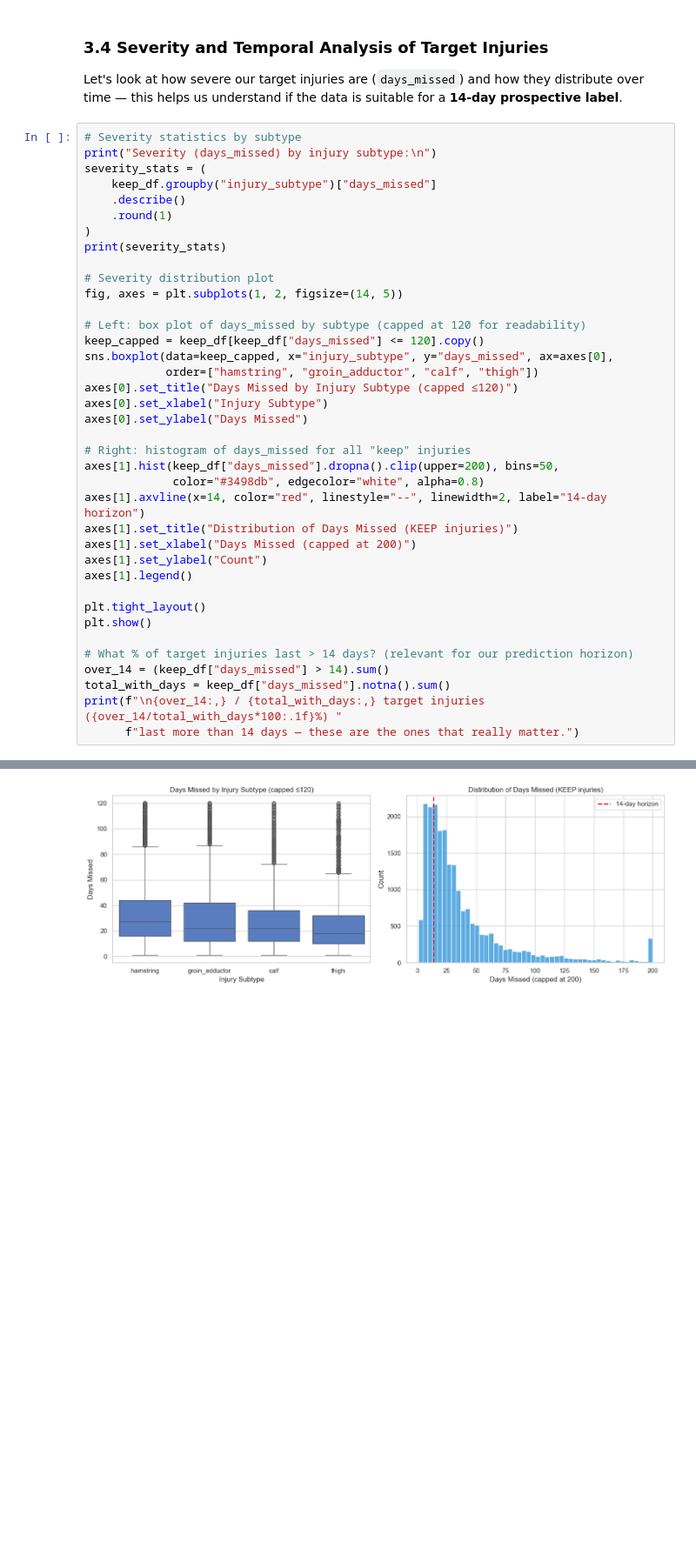
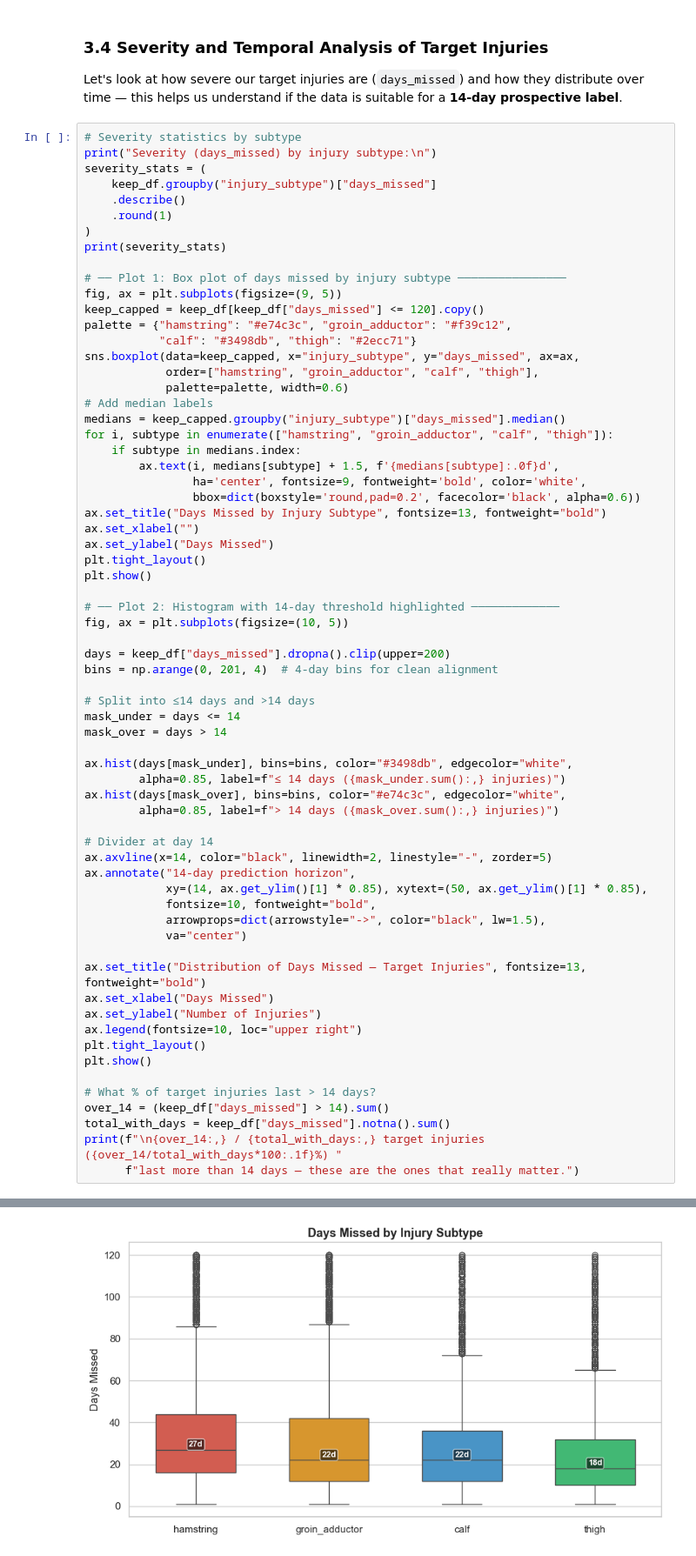
Before and after one commit to ozifrs/football-injury-risk-prediction, a Jupyter notebook: notebooks/01_football_datasets_exploration.ipynb, the cells around one changed output, grey strips where cells are left out. Shown at 87% size. Drawn from its saved outputs; the diff is of its cells as text; blank space fills up the shorter version.

Commit message:
feat: refactor code structure for improved readability

```diff
--- a/notebooks/01_football_datasets_exploration.ipynb
+++ b/notebooks/01_football_datasets_exploration.ipynb
@@ -539,30 +539,58 @@ severity_stats = (
 )
 print(severity_stats)
 
-# Severity distribution plot
-fig, axes = plt.subplots(1, 2, figsize=(14, 5))
-
-# Left: box plot of days_missed by subtype (capped at 120 for readability)
+# ── Plot 1: Box plot of days missed by injury subtype ────────────────
+fig, ax = plt.subplots(figsize=(9, 5))
 keep_capped = keep_df[keep_df["days_missed"] <= 120].copy()
-sns.boxplot(data=keep_capped, x="injury_subtype", y="days_missed", ax=axes[0],
-            order=["hamstring", "groin_adductor", "calf", "thigh"])
-axes[0].set_title("Days Missed by Injury Subtype (capped ≤120)")
-axes[0].set_xlabel("Injury Subtype")
-axes[0].set_ylabel("Days Missed")
-
-# Right: histogram of days_missed for all "keep" injuries
-axes[1].hist(keep_df["days_missed"].dropna().clip(upper=200), bins=50,
-             color="#3498db", edgecolor="white", alpha=0.8)
-axes[1].axvline(x=14, color="red", linestyle="--", linewidth=2, label="14-day horizon")
-axes[1].set_title("Distribution of Days Missed (KEEP injuries)")
-axes[1].set_xlabel("Days Missed (capped at 200)")
-axes[1].set_ylabel("Count")
-axes[1].legend()
-
+palette = {"hamstring": "#e74c3c", "groin_adductor": "#f39c12",
+           "calf": "#3498db", "thigh": "#2ecc71"}
+sns.boxplot(data=keep_capped, x="injury_subtype", y="days_missed", ax=ax,
+            order=["hamstring", "groin_adductor", "calf", "thigh"],
+            palette=palette, width=0.6)
+# Add median labels
+medians = keep_capped.groupby("injury_subtype")["days_missed"].median()
+for i, subtype in enumerate(["hamstring", "groin_adductor", "calf", "thigh"]):
+    if subtype in medians.index:
+        ax.text(i, medians[subtype] + 1.5, f'{medians[subtype]:.0f}d',
+                ha='center', fontsize=9, fontweight='bold', color='white',
+                bbox=dict(boxstyle='round,pad=0.2', facecolor='black', alpha=0.6))
+ax.set_title("Days Missed by Injury Subtype", fontsize=13, fontweight="bold")
+ax.set_xlabel("")
+ax.set_ylabel("Days Missed")
 plt.tight_layout()
 plt.show()
 
-# What % of target injuries last > 14 days? (relevant for our prediction horizon)
+# ── Plot 2: Histogram with 14-day threshold highlighted ─────────────
+fig, ax = plt.subplots(figsize=(10, 5))
+
+days = keep_df["days_missed"].dropna().clip(upper=200)
+bins = np.arange(0, 201, 4)  # 4-day bins for clean alignment
+
+# Split into ≤14 days and >14 days
+mask_under = days <= 14
+mask_over = days > 14
+
+ax.hist(days[mask_under], bins=bins, color="#3498db", edgecolor="white",
+        alpha=0.85, label=f"≤ 14 days ({mask_under.sum():,} injuries)")
+ax.hist(days[mask_over], bins=bins, color="#e74c3c", edgecolor="white",
+        alpha=0.85, label=f"> 14 days ({mask_over.sum():,} injuries)")
+
+# Divider at day 14
+ax.axvline(x=14, color="black", linewidth=2, linestyle="-", zorder=5)
+ax.annotate("14-day prediction horizon",
+            xy=(14, ax.get_ylim()[1] * 0.85), xytext=(50, ax.get_ylim()[1] * 0.85),
+            fontsize=10, fontweight="bold",
+            arrowprops=dict(arrowstyle="->", color="black", lw=1.5),
+            va="center")
+
+ax.set_title("Distribution of Days Missed — Target Injuries", fontsize=13, fontweight="bold")
+ax.set_xlabel("Days Missed")
+ax.set_ylabel("Number of Injuries")
+ax.legend(fontsize=10, loc="upper right")
+plt.tight_layout()
+plt.show()
+
+# What % of target injuries last > 14 days?
 over_14 = (keep_df["days_missed"] > 14).sum()
 total_with_days = keep_df["days_missed"].notna().sum()
 print(f"\n{over_14:,} / {total_with_days:,} target injuries ({over_14/total_with_days*100:.1f}%) "
@@ -579 +610 @@ thigh           3168.0  30.8   39.2  1.0  10.0  19.0  34.0   442.0
-[figure, old version]
+[figure, new version]
```
Also changed, not shown: parts of 6 cells of this notebook, 19 other files.
